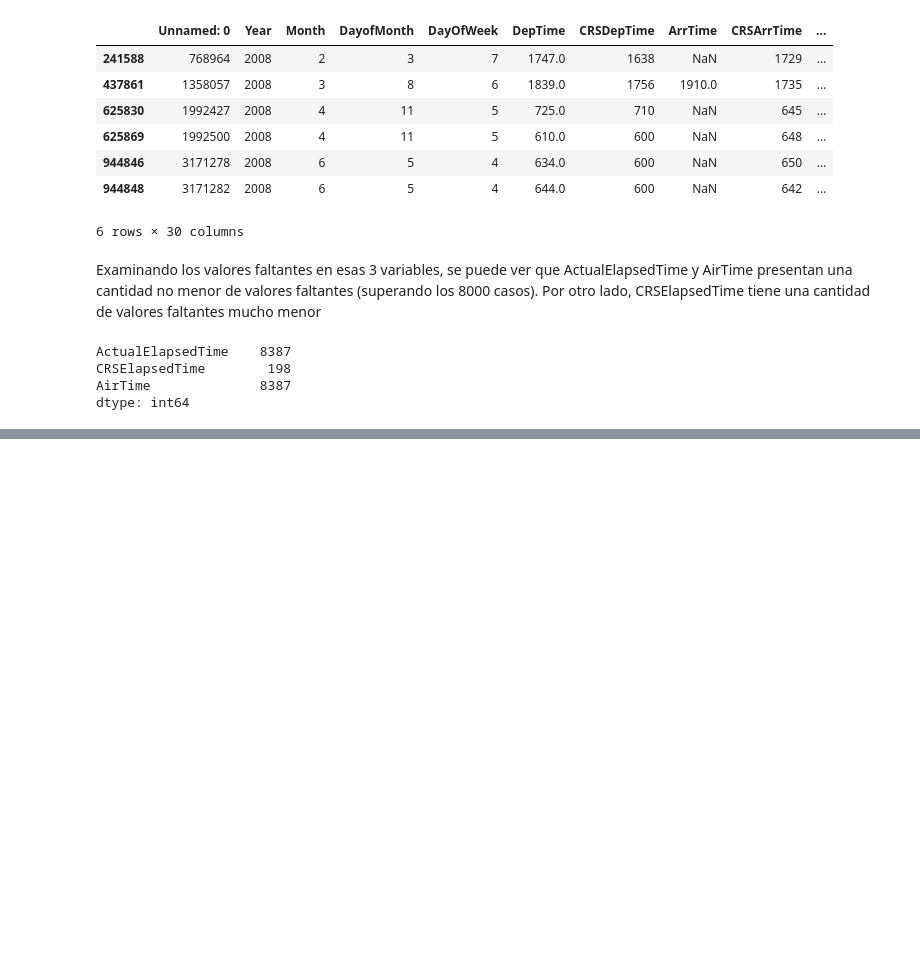
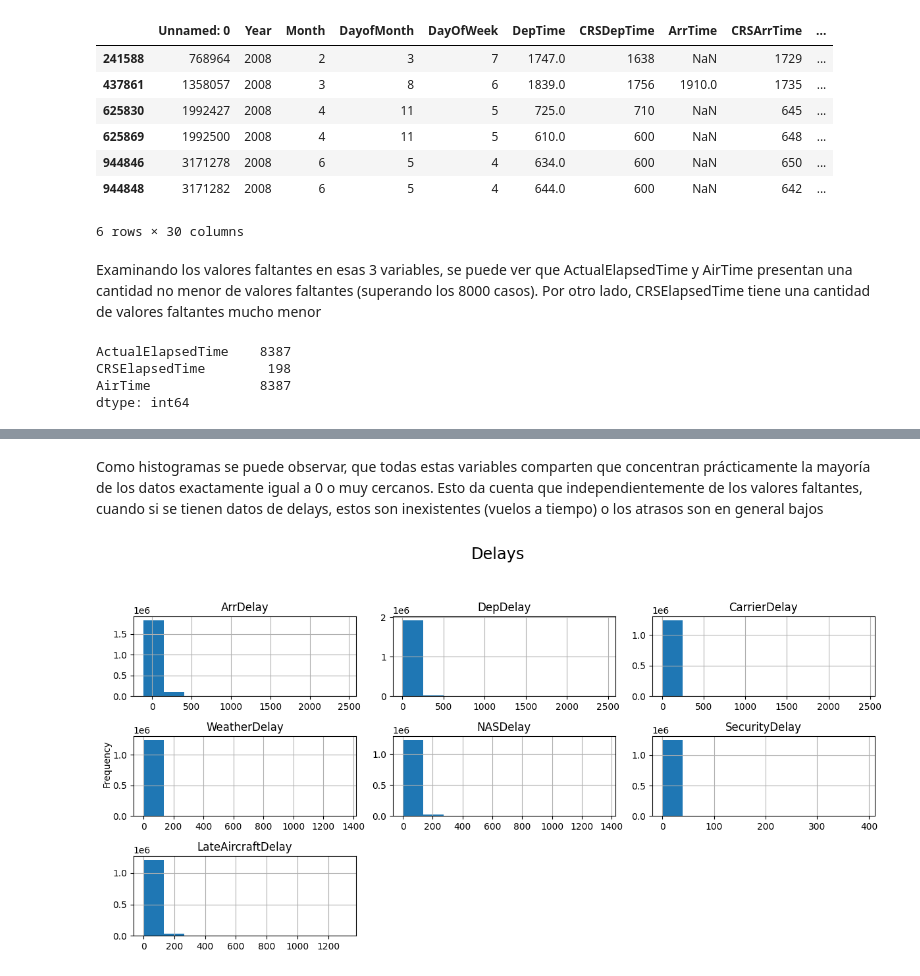
Before and after one commit to DiegoLeonG96/proyecto-pydatascience-udd, a Jupyter notebook: 01_Analisis_Exploratorio.ipynb, the cells around one changed output, grey strips where cells are left out. Saved outputs shown, nothing was run; the diff lists cells and outputs as text; code cells hidden in the pictures; blank space fills up the shorter version.

```diff
--- a/01_Analisis_Exploratorio.ipynb
+++ b/01_Analisis_Exploratorio.ipynb
@@ -209,0 +221,3 @@ dtype: int64
+# %%
+delay_columns = ['ArrDelay', 'DepDelay', 'CarrierDelay', 'WeatherDelay', 'NASDelay', 'SecurityDelay', 'LateAircraftDelay']
+data[delay_columns].describe()
@@ -209,0 +247,10 @@ dtype: int64
+# %% [markdown]
+Como histogramas se puede observar, que todas estas variables comparten que concentran prácticamente la mayoría de los datos exactamente igual a 0 o muy cercanos. Esto da cuenta que independientemente de los valores faltantes, cuando si se tienen datos de delays, estos son inexistentes (vuelos a tiempo) o los atrasos son en general bajos
+# %%
+fig, ax = plt.subplots(sharex=False, sharey=False, figsize=(12,6))
+data[delay_columns].hist(ax=ax)
+fig.text(0, 0.5, "Frequency", va="center", rotation="vertical")
+plt.suptitle("Delays", x=0.5, y=1.05, ha="center", fontsize="xx-large")
+plt.tight_layout()
+# %% [output]
+[figure, added]
```
Also changed, not shown: parts of 9 cells of this notebook.
